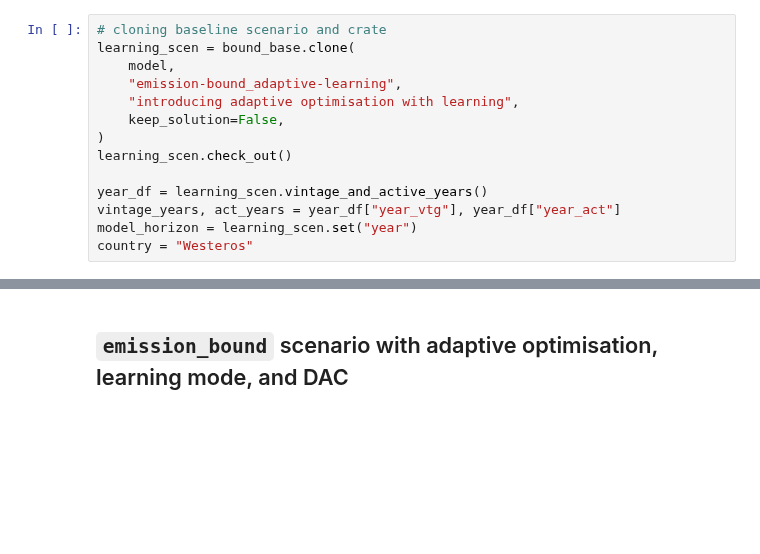
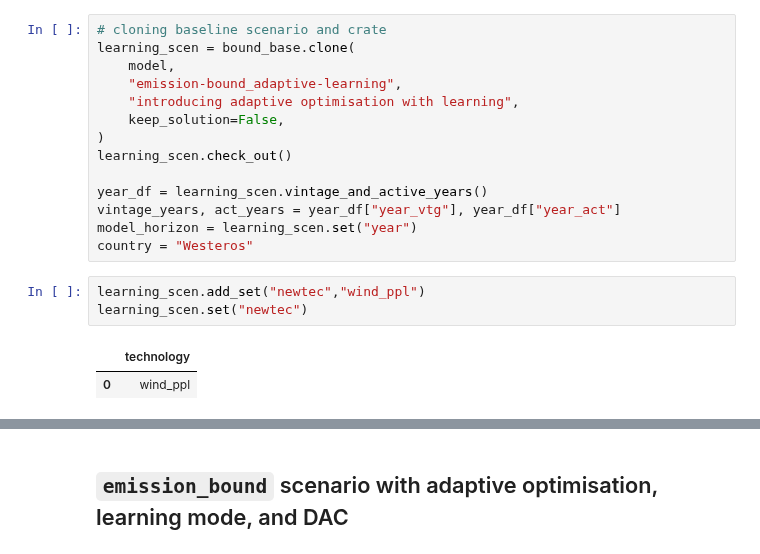
Before and after one commit to ywpratama/message_ix, a Jupyter notebook: tutorial/westeros/MESSAGE-CM2024/westeros_recursive-dynamic_learning_CM-2024.ipynb, the cells around one changed output, grey strips where cells are left out. Saved outputs shown, nothing was run; the diff lists cells and outputs as text; blank space fills up the shorter version.

```diff
--- a/tutorial/westeros/MESSAGE-CM2024/westeros_recursive-dynamic_learning_CM-2024.ipynb
+++ b/tutorial/westeros/MESSAGE-CM2024/westeros_recursive-dynamic_learning_CM-2024.ipynb
@@ -101,3 +101,9 @@ year_df = learning_scen.vintage_and_active_years()
 vintage_years, act_years = year_df["year_vtg"], year_df["year_act"]
 model_horizon = learning_scen.set("year")
 country = "Westeros"
+# %%
+learning_scen.add_set("newtec","wind_ppl")
+learning_scen.set("newtec")
+# %% [output]
+|  | technology |
+| 0 | wind_ppl |
```
Also changed, not shown: parts of 9 cells of this notebook, 4 other files.
